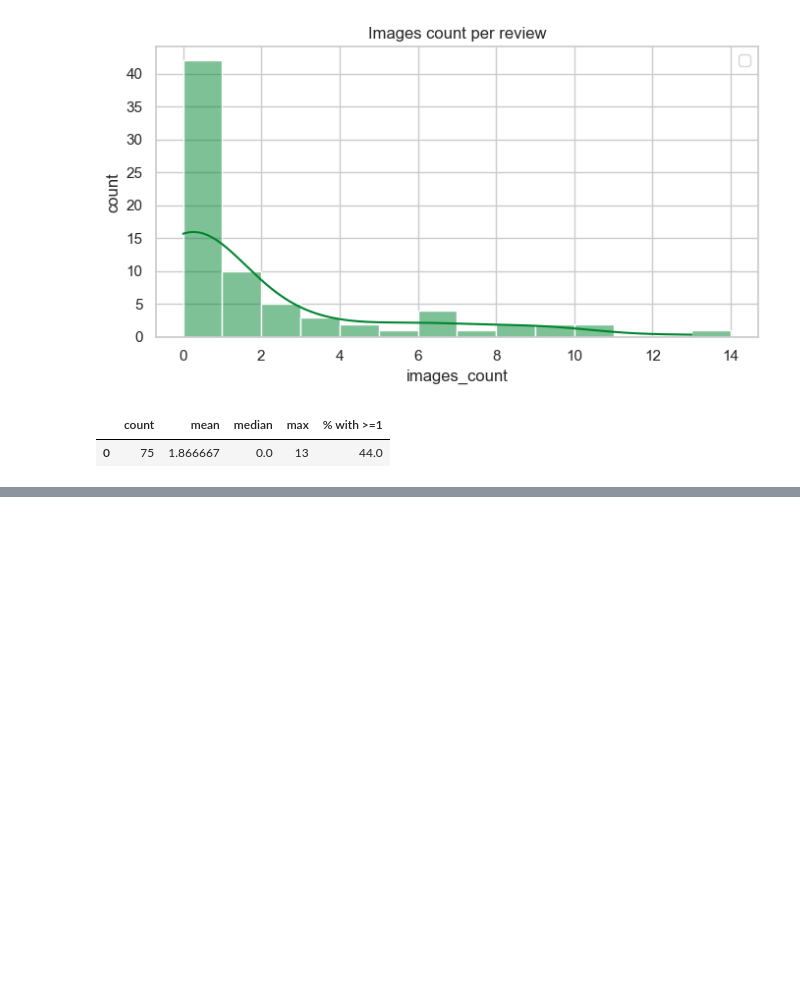
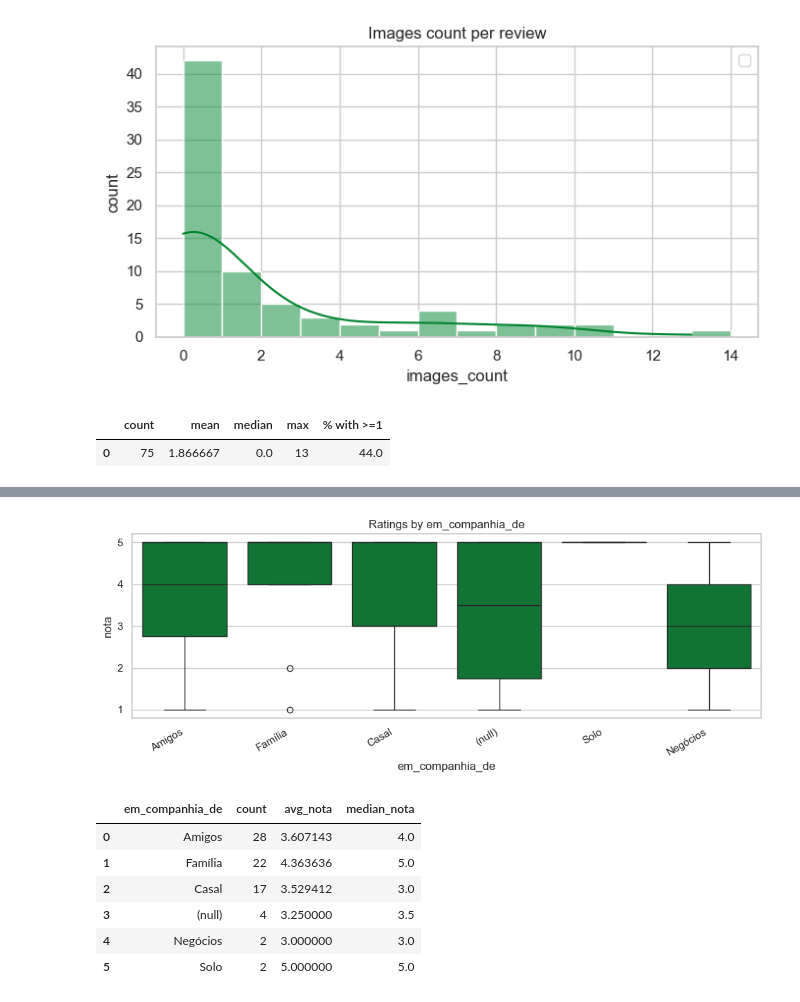
Before and after one commit to ayrtondenner/RestaurantReviewer, a Jupyter notebook: analysis.ipynb, the cells around one changed output, grey strips where cells are left out. Drawn from its saved outputs; the diff is of its cells as text; code cells hidden in the pictures; blank space fills up the shorter version.

```diff
--- a/analysis.ipynb
+++ b/analysis.ipynb
@@ -1007,0 +1059,33 @@ display(
+# %%
+# Ratings by “who with” (em_companhia_de)
+# Compare rating distributions across categories, including null.
+
+cat = df["em_companhia_de"].fillna("(null)").astype(str)
+df_cat = df[["nota"]].copy()
+df_cat["em_companhia_de"] = cat
+
+plt.figure(figsize=(10, 4))
+order = df_cat["em_companhia_de"].value_counts().index.tolist()
+sns.boxplot(data=df_cat, x="em_companhia_de", y="nota", order=order)
+plt.title("Ratings by em_companhia_de")
+plt.xlabel("em_companhia_de")
+plt.ylabel("nota")
+plt.xticks(rotation=30, ha="right")
+plt.tight_layout()
+plt.show()
+
+summary = (
+    df_cat.groupby("em_companhia_de", observed=True)
+    .agg(count=("nota", "size"), avg_nota=("nota", "mean"), median_nota=("nota", "median"))
+    .sort_values("count", ascending=False)
+)
+display(summary.reset_index())
+# %% [output]
+[figure, added]
+|  | em_companhia_de | count | avg_nota | median_nota |
+| 0 | Amigos | 28 | 3.607143 | 4.0 |
+| 1 | Família | 22 | 4.363636 | 5.0 |
+| 2 | Casal | 17 | 3.529412 | 3.0 |
+| 3 | (null) | 4 | 3.250000 | 3.5 |
+| 4 | Negócios | 2 | 3.000000 | 3.0 |
+| 5 | Solo | 2 | 5.000000 | 5.0 |
```
Also changed, not shown: parts of 13 cells of this notebook, 1 other file.
